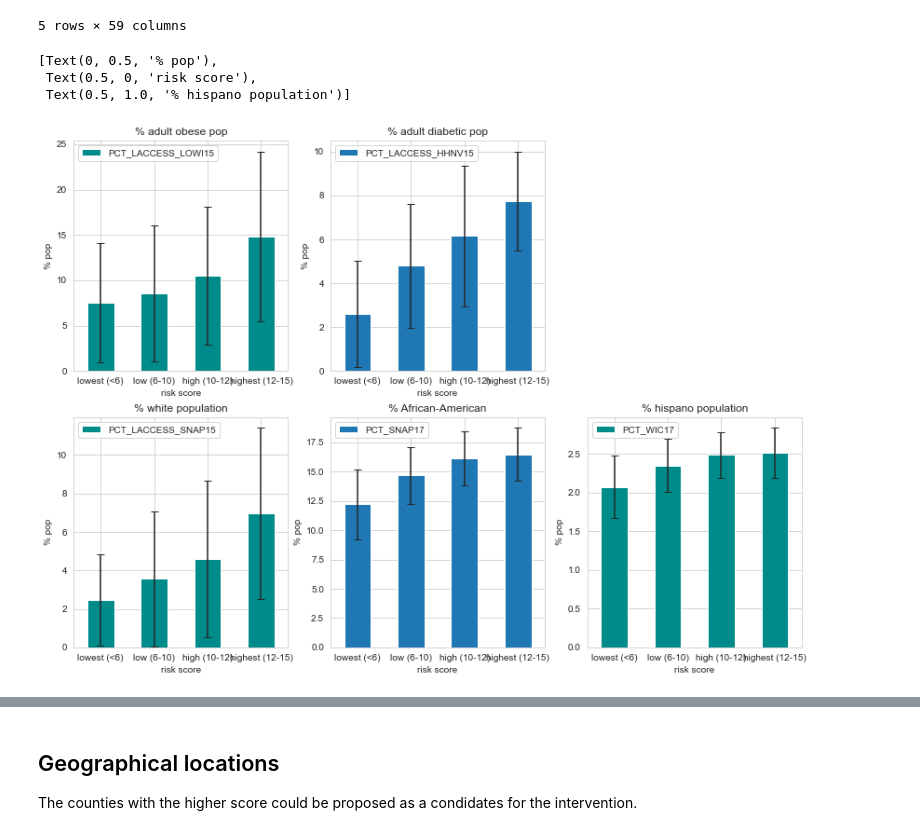
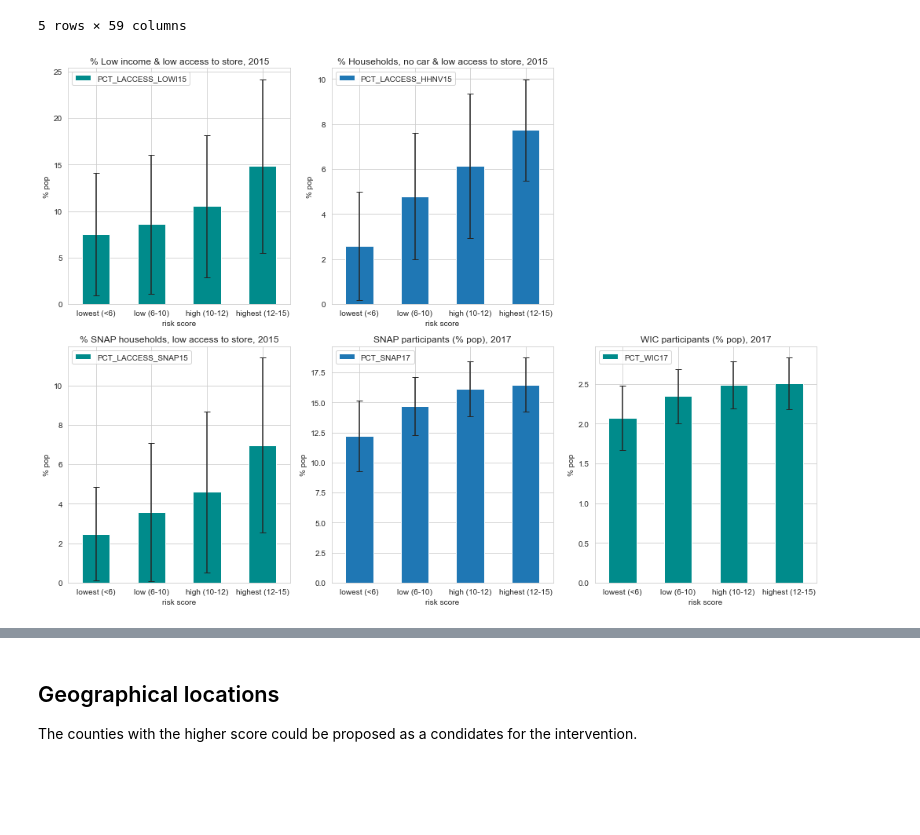
Before and after one commit to MPdeM/food_access, a Jupyter notebook: food_access.ipynb, the cells around one changed output, grey strips where cells are left out. Drawn from its saved outputs; the diff is of its cells as text; code cells hidden in the pictures; blank space fills up the shorter version.

```diff
--- a/food_access.ipynb
+++ b/food_access.ipynb
@@ -707,33 +708,42 @@ group_names = ['lowest (<6)', 'low (6-10)', 'high (10-12)', 'highest (12-15)']
 
 df['risk score'] = pd.cut(df['sum'], risk_bins, labels= group_names)
 # %%
+# Visualizations
+# Dataframe grouped by risk scores
+
 risk_score = df.groupby('risk score')
 means_risk = risk_score.mean()
 errors_risk = risk_score.std()
 
 fig, ax = plt.subplots(figsize=(14, 10))
 
 ax1 = plt.subplot2grid((2,3), (0,0))
 ax2 = plt.subplot2grid((2,3), (0,1))
 
 ax4 = plt.subplot2grid((2,3), (1,0))
 ax5 = plt.subplot2grid((2,3), (1,1))
 ax6 = plt.subplot2grid((2,3), (1,2))
 
-means_risk.plot.bar(yerr=errors_risk, y='PCT_LACCESS_LOWI15', ax=ax1, capsize=4, rot=0,color='darkcyan');
-ax1.set(title='% adult obese pop', xlabel='risk score', ylabel='% pop')
+means_risk.plot.bar(yerr=errors_risk, y='PCT_LACCESS_LOWI15', ax=ax1, capsize=4, rot=0, color=['darkcyan']);
+ax1.set(title='% Low income & low access to store, 2015', xlabel='risk score', ylabel='% pop')
 means_risk.plot.bar(yerr=errors_risk, y='PCT_LACCESS_HHNV15', ax=ax2, capsize=4, rot=0);
-ax2.set(title='% adult diabetic pop', xlabel='risk score', ylabel='% pop')
+ax2.set(title='% Households, no car & low access to store, 2015', xlabel='risk score', ylabel='% pop')
 
 means_risk.plot.bar(yerr=errors_risk, y='PCT_LACCESS_SNAP15', ax=ax4, capsize=4, rot=0,color='darkcyan');
-ax4.set(title='% white population', xlabel='risk score', ylabel='% pop')
+ax4.set(title='% SNAP households, low access to store, 2015', xlabel='risk score', ylabel='% pop')
 means_risk.plot.bar(yerr=errors_risk, y='PCT_SNAP17', ax=ax5, capsize=4, rot=0);
-ax5.set(title='% African-American', xlabel='risk score', ylabel='% pop')
+ax5.set(title='SNAP participants (% pop), 2017', xlabel='risk score', ylabel='% pop')
 means_risk.plot.bar(yerr=errors_risk, y='PCT_WIC17', ax=ax6, capsize=4, rot=0,color='darkcyan');
-ax6.set(title='% hispano population', xlabel='risk score', ylabel='% pop')
+ax6.set(title='WIC participants (% pop), 2017', xlabel='risk score', ylabel='% pop')
+
+fig.subplots_adjust(left=0.08, right=0.98, bottom=0.05, top=0.9,
+                    hspace=0.4, wspace=0.3)
+fig.tight_layout()
+
+# save plot
+plt.savefig('assets/riskvis1.png')
+
+plt.show()
 # %% [output]
-[Text(0, 0.5, '% pop'),
- Text(0.5, 0, 'risk score'),
- Text(0.5, 1.0, '% hispano population')]
-[figure, old version]
+[figure, new version]
 # %%
```
Also changed, not shown: parts of 3 cells of this notebook, 3 other files.
